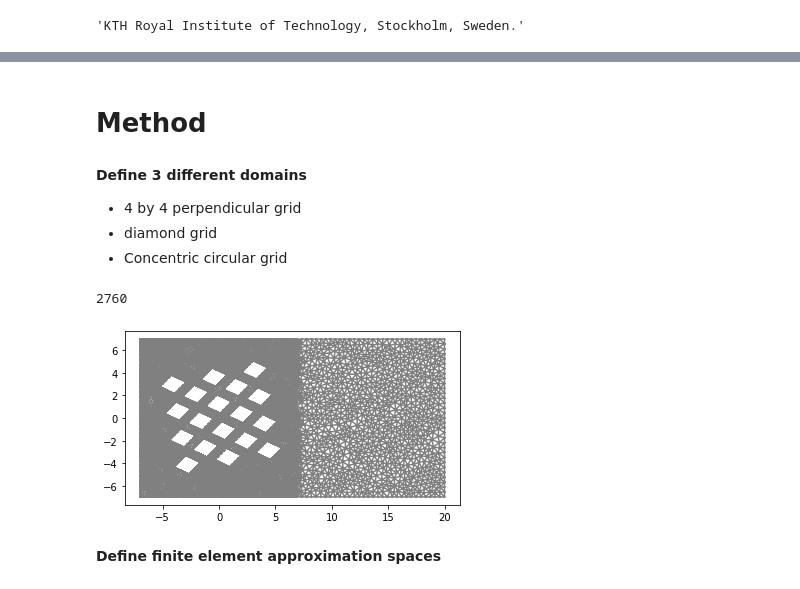
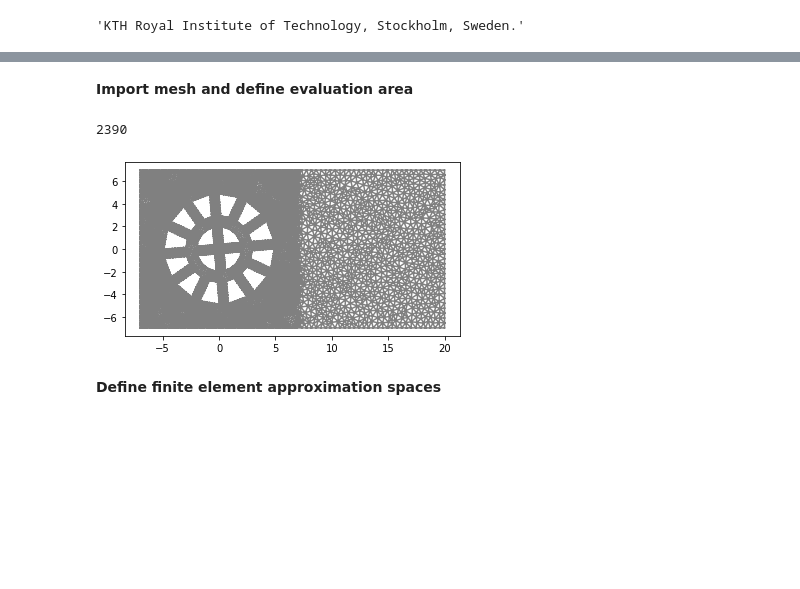
Before and after one commit to johanhoffman/DD2365-VT20, a Jupyter notebook: Project/projectV4_P2.ipynb, the cells around one changed output, grey strips where cells are left out. Cells and saved outputs as stored; diff of their text form; code cells hidden in the pictures; blank space fills up the shorter version.

```diff
--- a/Project/projectV4_P2.ipynb
+++ b/Project/projectV4_P2.ipynb
@@ -92,11 +48,5 @@ To read more about how to use similar methods for more complex problems, see e.g
-# %% [markdown]
-# **Method**
-# %% [markdown]
-**Define 3 different domains**
-
-*   4 by 4 perpendicular grid
-*   diamond grid
-*   Concentric circular grid
+# %% [markdown]
+**Import mesh and define evaluation area**
 # %%
 !rm results/*
 
@@ -119,38 +69,38 @@ class SourceGrid(SubDomain):
                 x[0]>-5.07/cos(alpha) - tan(alpha)*x[1])
 
 class SourceSkewed(SubDomain):
     def inside(self, x, on_boundary):
         return (x[1]<4.8/cos(alpha) + tan(alpha)*x[0] \
                 and x[1]>-4.7/cos(alpha) + tan(alpha)*x[0] \
                 and x[0]<5.3/cos(alpha) - tan(alpha)*x[1] and \
                 x[0]>-4.9/cos(alpha) - tan(alpha)*x[1])
 
 class SourceCircle(SubDomain):
     def inside(self, x, on_boundary):
         return (sqrt(x[0]*x[0]+x[1]*x[1])< 5.5)
 
-alpha = math.radians(10)
+alpha = math.radians(0)
 # source = SourceGrid()
-source = SourceSkewed()
-# source = SourceCircle()
+# source = SourceSkewed()
+source = SourceCircle()
 
 domains = MeshFunction("size_t", mesh, mesh.topology().dim())
 domains.set_all(0)
 source.mark(domains, 1)
 cells = domains.array()
 n_cells = np.count_nonzero(cells == 1)
 print(n_cells)
 
 # for visualisation of different domains
 file = File("results/mesh.pvd")
 file << domains
 
 plt.figure()
 plot(mesh)
 plt.show()
 # %% [output]
-2760
+2390
-[figure, old version]
+[figure, new version]
 # %% [markdown]
 **Define finite element approximation spaces**
 # %%
```
Also changed, not shown: parts of 15 cells of this notebook.
